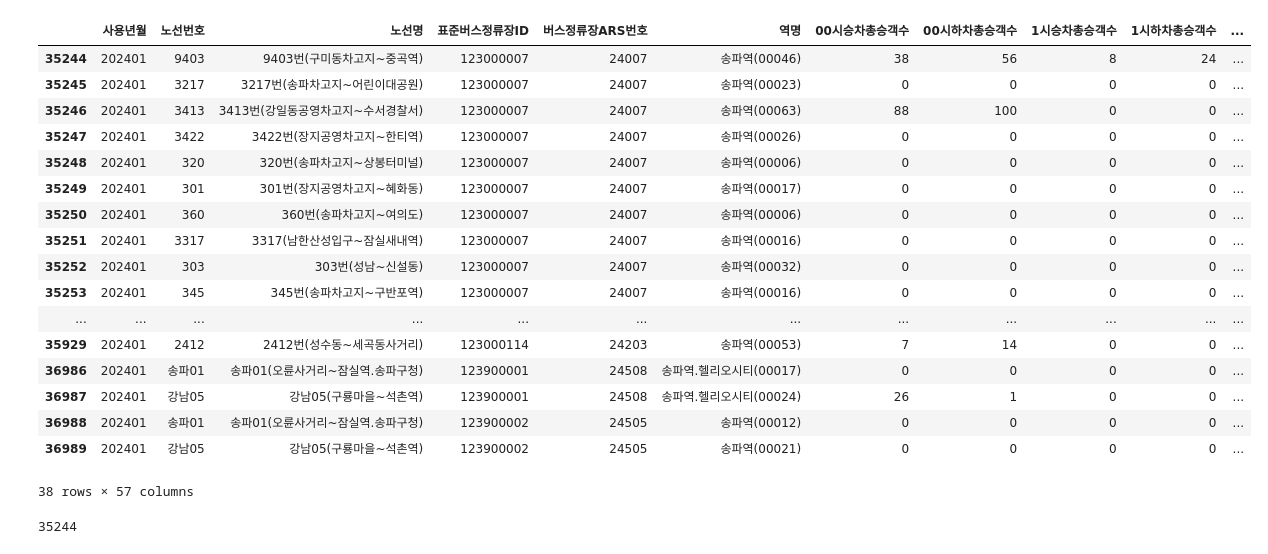
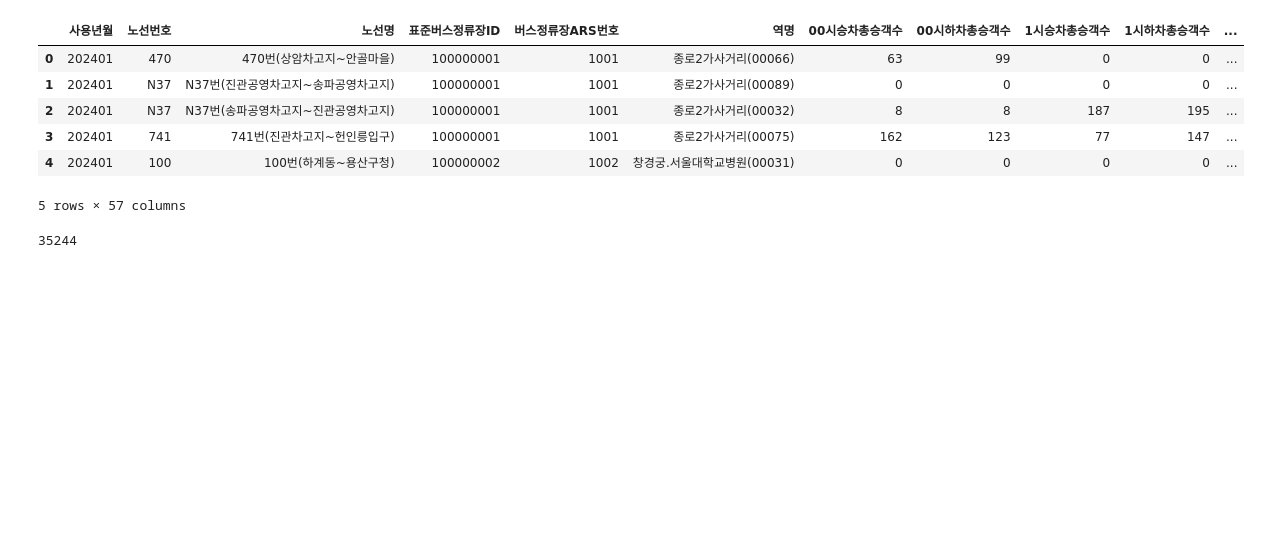
Before and after one commit to sangilhwang/downtown_walk, a Jupyter notebook: 유동인구 분석/버스데이터 분석2.ipynb, the cells around one changed output. Saved outputs shown, nothing was run; the diff lists cells and outputs as text; code cells hidden in the pictures; blank space fills up the shorter version.

```diff
--- a/유동인구 분석/버스데이터 분석2.ipynb
+++ b/유동인구 분석/버스데이터 분석2.ipynb
@@ -11,28 +11,17 @@ font_path = 'C:/Windows/Fonts/malgun.ttf'
 font_name = font_manager.FontProperties(fname = font_path).get_name()
 rc('font', family=font_name)
 # %%
-bus2401_df = pd.read_csv("./Data/2024년_버스노선별_정류장별_시간대별_승하차_인원_정보(01월).csv")
+bus2401_df = pd.read_csv("C:/Users/ITSC/Desktop/MiniPrj2/Git/Data/2024년_버스노선별_정류장별_시간대별_승하차_인원_정보(01월).csv")
 # %%
-bus2401_df.loc[bus2401_df["역명"].str.contains("송파역")]
+bus2401_df.head()
 # %% [output]
 |  | 사용년월 | 노선번호 | 노선명 | 표준버스정류장ID | 버스정류장ARS번호 | 역명 | 00시승차총승객수 | 00시하차총승객수 | 1시승차총승객수 | 1시하차총승객수 | ... |
-| 35244 | 202401 | 9403 | 9403번(구미동차고지~중곡역) | 123000007 | 24007 | 송파역(00046) | 38 | 56 | 8 | 24 | ... |
-| 35245 | 202401 | 3217 | 3217번(송파차고지~어린이대공원) | 123000007 | 24007 | 송파역(00023) | 0 | 0 | 0 | 0 | ... |
-| 35246 | 202401 | 3413 | 3413번(강일동공영차고지~수서경찰서) | 123000007 | 24007 | 송파역(00063) | 88 | 100 | 0 | 0 | ... |
-| 35247 | 202401 | 3422 | 3422번(장지공영차고지~한티역) | 123000007 | 24007 | 송파역(00026) | 0 | 0 | 0 | 0 | ... |
-| 35248 | 202401 | 320 | 320번(송파차고지~상봉터미널) | 123000007 | 24007 | 송파역(00006) | 0 | 0 | 0 | 0 | ... |
-| 35249 | 202401 | 301 | 301번(장지공영차고지~혜화동) | 123000007 | 24007 | 송파역(00017) | 0 | 0 | 0 | 0 | ... |
-| 35250 | 202401 | 360 | 360번(송파차고지~여의도) | 123000007 | 24007 | 송파역(00006) | 0 | 0 | 0 | 0 | ... |
-| 35251 | 202401 | 3317 | 3317(남한산성입구~잠실새내역) | 123000007 | 24007 | 송파역(00016) | 0 | 0 | 0 | 0 | ... |
-| 35252 | 202401 | 303 | 303번(성남~신설동) | 123000007 | 24007 | 송파역(00032) | 0 | 0 | 0 | 0 | ... |
-| 35253 | 202401 | 345 | 345번(송파차고지~구반포역) | 123000007 | 24007 | 송파역(00016) | 0 | 0 | 0 | 0 | ... |
-| ... | ... | ... | ... | ... | ... | ... | ... | ... | ... | ... | ... |
-| 35929 | 202401 | 2412 | 2412번(성수동~세곡동사거리) | 123000114 | 24203 | 송파역(00053) | 7 | 14 | 0 | 0 | ... |
-| 36986 | 202401 | 송파01 | 송파01(오륜사거리~잠실역.송파구청) | 123900001 | 24508 | 송파역.헬리오시티(00017) | 0 | 0 | 0 | 0 | ... |
-| 36987 | 202401 | 강남05 | 강남05(구룡마을~석촌역) | 123900001 | 24508 | 송파역.헬리오시티(00024) | 26 | 1 | 0 | 0 | ... |
-| 36988 | 202401 | 송파01 | 송파01(오륜사거리~잠실역.송파구청) | 123900002 | 24505 | 송파역(00012) | 0 | 0 | 0 | 0 | ... |
-| 36989 | 202401 | 강남05 | 강남05(구룡마을~석촌역) | 123900002 | 24505 | 송파역(00021) | 0 | 0 | 0 | 0 | ... |
+| 0 | 202401 | 470 | 470번(상암차고지~안골마을) | 100000001 | 1001 | 종로2가사거리(00066) | 63 | 99 | 0 | 0 | ... |
+| 1 | 202401 | N37 | N37번(진관공영차고지~송파공영차고지) | 100000001 | 1001 | 종로2가사거리(00089) | 0 | 0 | 0 | 0 | ... |
+| 2 | 202401 | N37 | N37번(송파공영차고지~진관공영차고지) | 100000001 | 1001 | 종로2가사거리(00032) | 8 | 8 | 187 | 195 | ... |
+| 3 | 202401 | 741 | 741번(진관차고지~헌인릉입구) | 100000001 | 1001 | 종로2가사거리(00075) | 162 | 123 | 77 | 147 | ... |
+| 4 | 202401 | 100 | 100번(하계동~용산구청) | 100000002 | 1002 | 창경궁.서울대학교병원(00031) | 0 | 0 | 0 | 0 | ... |
-38 rows × 57 columns
+5 rows × 57 columns
 # %%
 bus_stop_df = pd.read_excel("./Data/서울시버스정류소위치정보(20240305).xlsx")
 # %%
```
Also changed, not shown: 6 other files.
